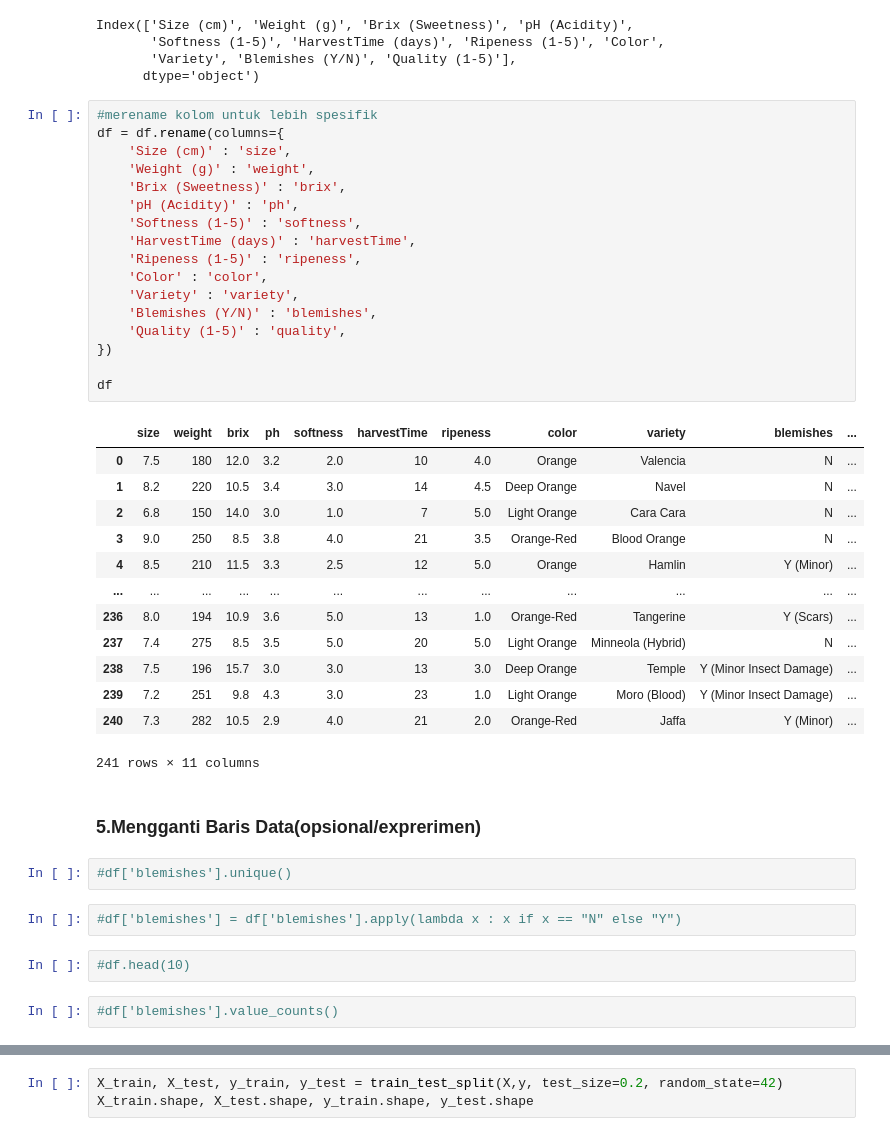
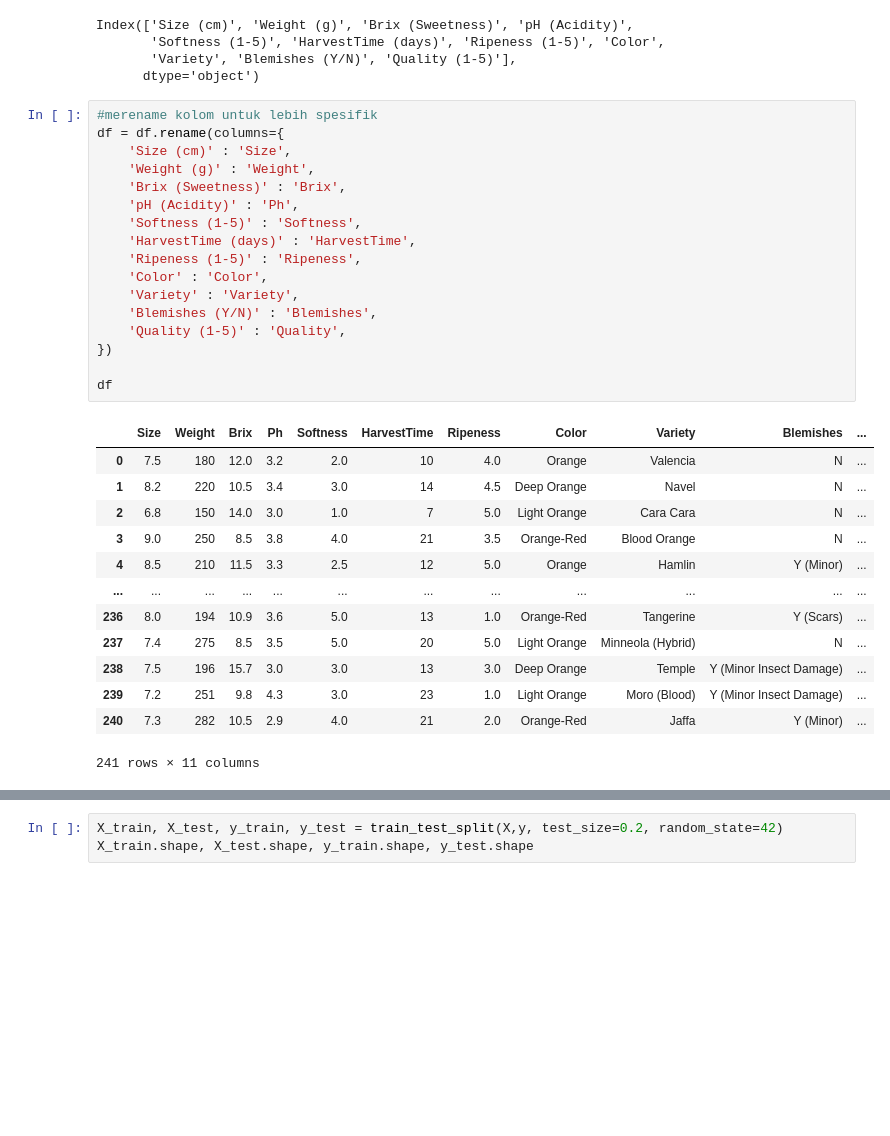
Before and after one commit to muhammadtofikhidayat/prediksi-kualitas-jeruk, a Jupyter notebook: notebook/main.ipynb, the cells around one changed output, grey strips where cells are left out. Cells and saved outputs as stored; diff of their text form; blank space fills up the shorter version.

```diff
--- a/notebook/main.ipynb
+++ b/notebook/main.ipynb
@@ -524,22 +685,22 @@ Index(['Size (cm)', 'Weight (g)', 'Brix (Sweetness)', 'pH (Acidity)',
 # %%
 #merename kolom untuk lebih spesifik
 df = df.rename(columns={
-    'Size (cm)' : 'size',
-    'Weight (g)' : 'weight',
-    'Brix (Sweetness)' : 'brix',
-    'pH (Acidity)' : 'ph',
-    'Softness (1-5)' : 'softness',
-    'HarvestTime (days)' : 'harvestTime',
-    'Ripeness (1-5)' : 'ripeness',
-    'Color' : 'color',
-    'Variety' : 'variety',
-    'Blemishes (Y/N)' : 'blemishes',
-    'Quality (1-5)' : 'quality',
+    'Size (cm)' : 'Size',
+    'Weight (g)' : 'Weight',
+    'Brix (Sweetness)' : 'Brix',
+    'pH (Acidity)' : 'Ph',
+    'Softness (1-5)' : 'Softness',
+    'HarvestTime (days)' : 'HarvestTime',
+    'Ripeness (1-5)' : 'Ripeness',
+    'Color' : 'Color',
+    'Variety' : 'Variety',
+    'Blemishes (Y/N)' : 'Blemishes',
+    'Quality (1-5)' : 'Quality',
 })
 
 df
 # %% [output]
-|  | size | weight | brix | ph | softness | harvestTime | ripeness | color | variety | blemishes | ... |
+|  | Size | Weight | Brix | Ph | Softness | HarvestTime | Ripeness | Color | Variety | Blemishes | ... |
 | 0 | 7.5 | 180 | 12.0 | 3.2 | 2.0 | 10 | 4.0 | Orange | Valencia | N | ... |
 | 1 | 8.2 | 220 | 10.5 | 3.4 | 3.0 | 14 | 4.5 | Deep Orange | Navel | N | ... |
 | 2 | 6.8 | 150 | 14.0 | 3.0 | 1.0 | 7 | 5.0 | Light Orange | Cara Cara | N | ... |
@@ -552,13 +713,3 @@ df
 | 239 | 7.2 | 251 | 9.8 | 4.3 | 3.0 | 23 | 1.0 | Light Orange | Moro (Blood) | Y (Minor Insect Damage) | ... |
 | 240 | 7.3 | 282 | 10.5 | 2.9 | 4.0 | 21 | 2.0 | Orange-Red | Jaffa | Y (Minor) | ... |
 241 rows × 11 columns
-# %% [markdown]
-### 5.Mengganti Baris Data(opsional/exprerimen)
-# %%
-#df['blemishes'].unique()
-# %%
-#df['blemishes'] = df['blemishes'].apply(lambda x : x if x == "N" else "Y")
-# %%
-#df.head(10)
-# %%
-#df['blemishes'].value_counts()
```
Also changed, not shown: parts of 45 cells of this notebook, 1 other file.
